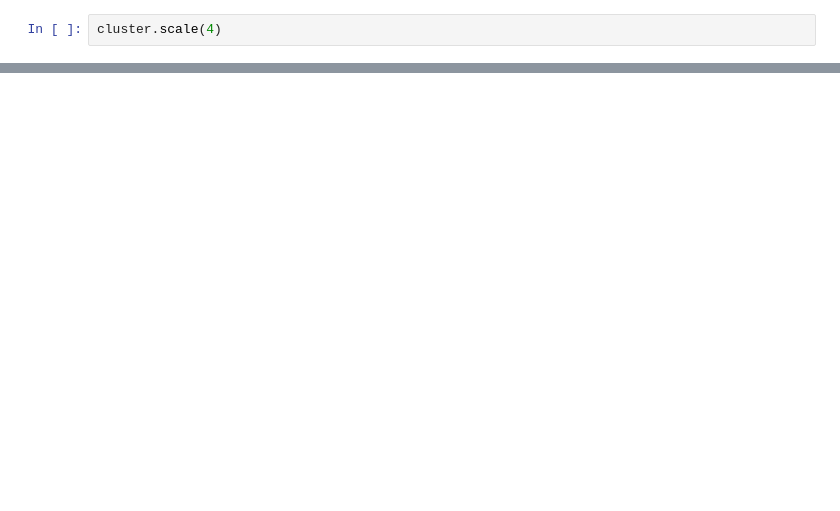
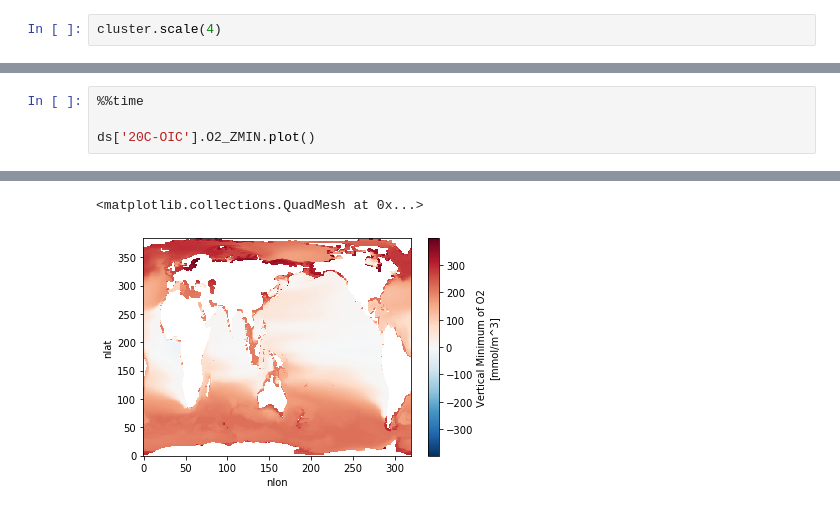
Before and after one commit to mnlevy1981/LENS_via_intake_esm, a Jupyter notebook: Test CESM-LENS collection.ipynb, the cells around one changed output, grey strips where cells are left out. Cells and saved outputs as stored; diff of their text form; blank space fills up the shorter version.

```diff
--- a/Test CESM-LENS collection.ipynb
+++ b/Test CESM-LENS collection.ipynb
@@ -142,3 +129,8 @@ CPU times: user 927 ms, sys: 88 ms, total: 1.02 s
 Wall time: 7.5 s
 <matplotlib.collections.QuadMesh at 0x...>
 [figure]
+# %%
+%%time
+
+ds['20C-OIC'].O2_ZMIN.plot()
+# %% [output]
@@ -144,0 +139,2 @@ Wall time: 7.5 s
+<matplotlib.collections.QuadMesh at 0x...>
+[figure, added]
```
Also changed, not shown: parts of 13 cells of this notebook, 3 other files.
